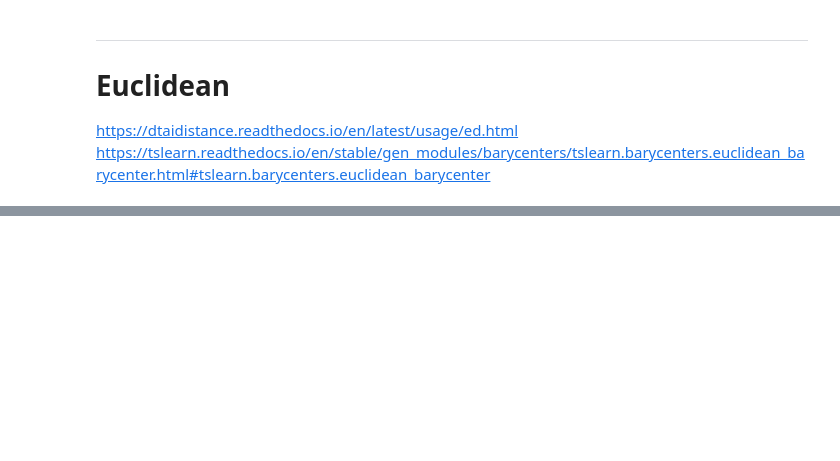
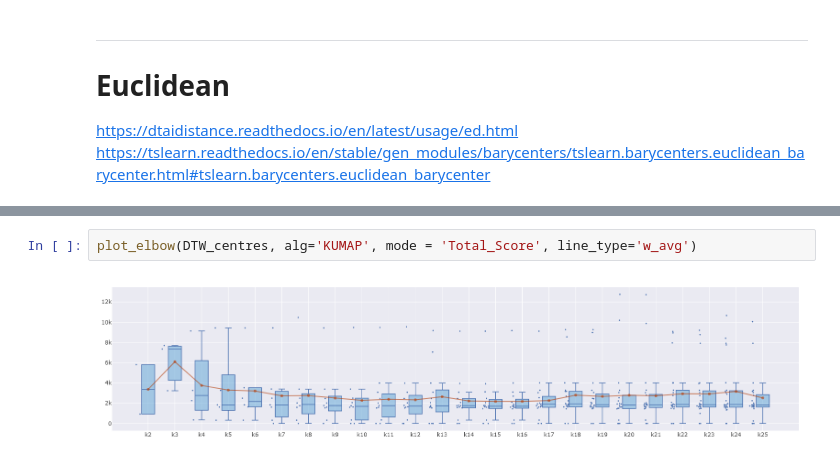
Before and after one commit to VascoPM/SHS-DeepClustering, a Jupyter notebook: Clustering_Centers-Scores.ipynb, the cells around one changed output, grey strips where cells are left out. Drawn from its saved outputs; the diff is of its cells as text; blank space fills up the shorter version.

```diff
--- a/Clustering_Centers-Scores.ipynb
+++ b/Clustering_Centers-Scores.ipynb
@@ -145,0 +316,4 @@ score.shape
+# %%
+plot_elbow(DTW_centres, alg='KUMAP', mode = 'Total_Score', line_type='w_avg')
+# %% [output]
+[figure, added]
```
Also changed, not shown: parts of 37 cells of this notebook, 2 other files.
